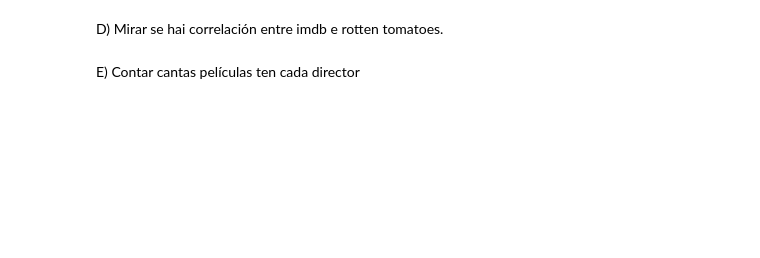
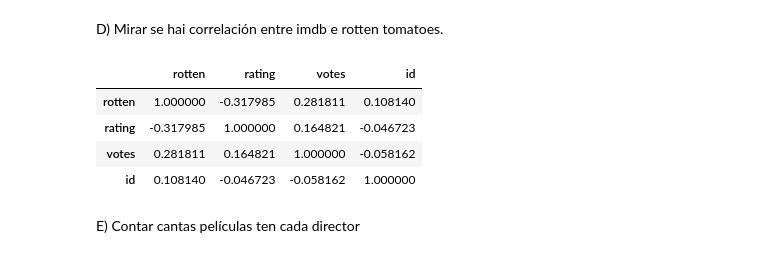
Before and after one commit to OscarToorres/BigData-IA, a Jupyter notebook: SBD/T3_2.ipynb, the cells around one changed output. Cells and saved outputs as stored; diff of their text form; code cells hidden in the pictures; blank space fills up the shorter version.

```diff
--- a/SBD/T3_2.ipynb
+++ b/SBD/T3_2.ipynb
@@ -84,4 +121,20 @@ C) Contar cantas películas hai por ano.
 # %% [markdown]
 D) Mirar se hai correlación entre imdb e rotten tomatoes.
+# %%
+from pandas import json_normalize
+
+df_tomatoes =json_normalize(df['tomatoes'])
+df_imdb=json_normalize(df['imdb'])
+df_imdb['rating'] = pd.to_numeric(df_imdb['rating'], errors='coerce')
+df_imdb['votes'] = pd.to_numeric(df_imdb['votes'], errors='coerce')
+df_tomatoes=pd.DataFrame(df_tomatoes['rotten'])
+df_corr = pd.concat([df_tomatoes, df_imdb], axis=1)
+df_corr.corr()
+# %% [output]
+|  | rotten | rating | votes | id |
+| rotten | 1.000000 | -0.317985 | 0.281811 | 0.108140 |
+| rating | -0.317985 | 1.000000 | 0.164821 | -0.046723 |
+| votes | 0.281811 | 0.164821 | 1.000000 | -0.058162 |
+| id | 0.108140 | -0.046723 | -0.058162 | 1.000000 |
 # %% [markdown]
 E) Contar cantas películas ten cada director
```
Also changed, not shown: parts of 11 cells of this notebook, 1 other file.
